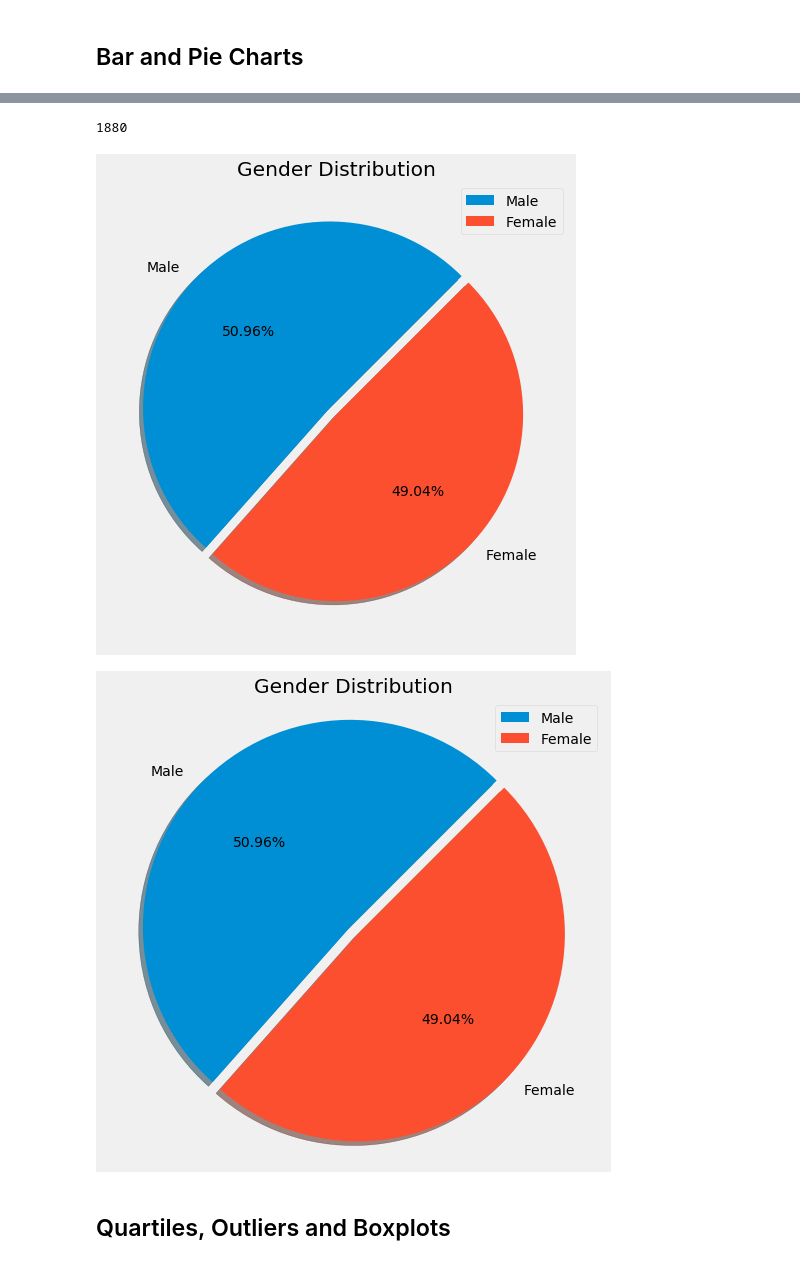
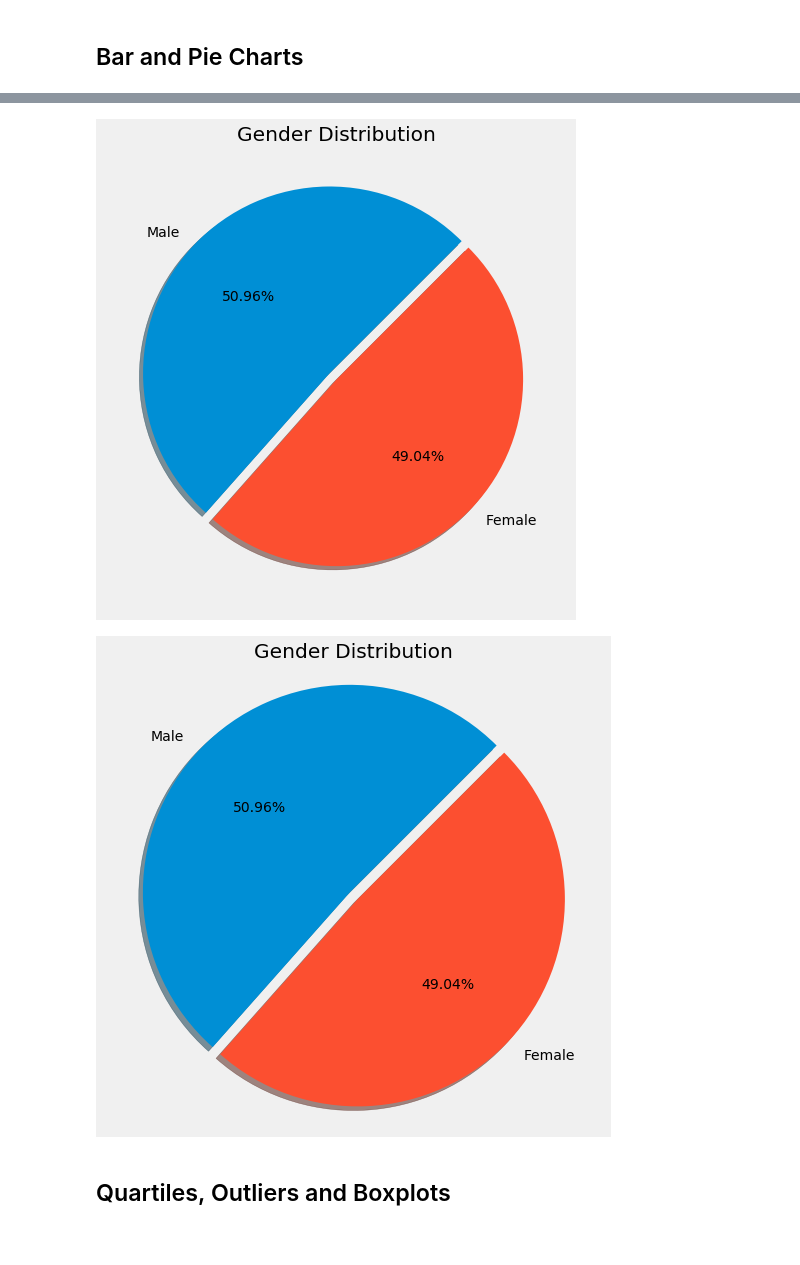
Before and after one commit to MichRisu/matplotlib-challenge, a Jupyter notebook: Pymaceuticals/pymaceuticals_starter.ipynb, the cells around one changed output, grey strips where cells are left out. Saved outputs shown, nothing was run; the diff lists cells and outputs as text; code cells hidden in the pictures.

```diff
--- a/Pymaceuticals/pymaceuticals_starter.ipynb
+++ b/Pymaceuticals/pymaceuticals_starter.ipynb
@@ -18,8 +18,8 @@ df_mouse_metadata = pd.read_csv(mouse_metadata_path)
 df_study_results = pd.read_csv(study_results_path)
 
 # Combine the data into a single dataset
+# Display the data table for preview
 df_merged = pd.merge(df_mouse_metadata, df_study_results, on='Mouse ID')
-
-# Display the data table for preview
+df_merged.rename(columns= {"Age_months": "Age (months)"}, inplace=True)
 df_merged
 # %% [output]
@@ -168,33 +172,32 @@ ax1.tick_params(labelrotation=90)
 # %%
 # Create a Dataframe for the gender
 df_gender = pd.DataFrame(df_clean['Sex'].value_counts(normalize=True))
-df_clean['Sex'].count()
-# %% [output]
-1880
 # %%
 # Generate a pie plot showing the distribution of female versus male mice using pandas
 
 gender_plot = df_gender.plot.pie(y='Sex', figsize=(8,8), autopct='%1.2f%%',
                                 explode = (0.05,0), shadow = True,
                                 startangle = 45, title="Gender Distribution");
-plt.ylabel('');
+plt.ylabel('')
+plt.gca().get_legend().remove()
+plt.show()
 # %% [output]
-[figure, old version]
+[figure, new version]
 # %%
 # Generate a pie plot showing the distribution of female versus male mice using pyplot
 gender_grp = df_clean.groupby('Sex')
 
 gender_size = [958, 922]
 pie_labels = "Male", "Female"
 
 fig2, ax2 = plt.subplots(figsize=(8,8))
 ax2.pie(gender_size, labels=pie_labels, autopct='%1.2f%%', startangle=45, shadow=True,
        explode=(0.05,0))
 ax2.set_title("Gender Distribution")
 ax2.axis("equal")
-ax2.legend(loc='upper right');
+plt.show()
 # %% [output]
-[figure, old version]
+[figure, new version]
 # %% [markdown]
 ## Quartiles, Outliers and Boxplots
 # %%
```
Also changed, not shown: parts of 9 cells of this notebook.
